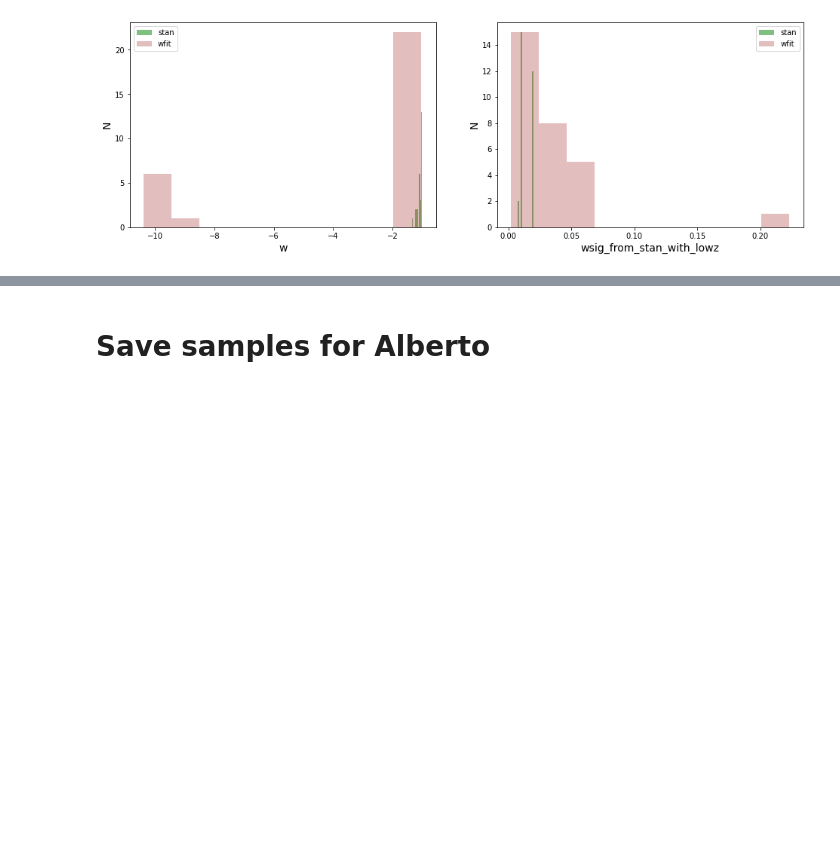
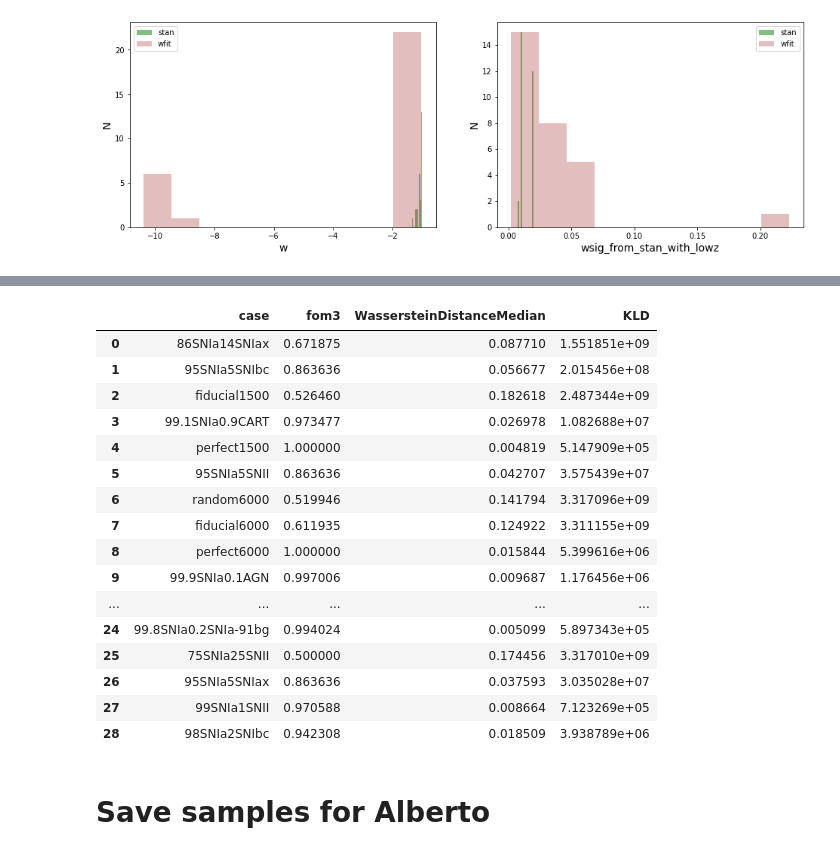
Before and after one commit to emilleishida/resspect_metric, a Jupyter notebook: posteriors/DDF/summary.ipynb, the cells around one changed output, grey strips where cells are left out. Cells and saved outputs as stored; diff of their text form; code cells hidden in the pictures; blank space fills up the shorter version.

```diff
--- a/posteriors/DDF/summary.ipynb
+++ b/posteriors/DDF/summary.ipynb
@@ -458,3 +469,23 @@ plt.show()
+# %%
+data_all[['case','fom3','WassersteinDistanceMedian', 'KLD']]
+# %% [output]
+|  | case | fom3 | WassersteinDistanceMedian | KLD |
+| 0 | 86SNIa14SNIax | 0.671875 | 0.087710 | 1.551851e+09 |
+| 1 | 95SNIa5SNIbc | 0.863636 | 0.056677 | 2.015456e+08 |
+| 2 | fiducial1500 | 0.526460 | 0.182618 | 2.487344e+09 |
+| 3 | 99.1SNIa0.9CART | 0.973477 | 0.026978 | 1.082688e+07 |
+| 4 | perfect1500 | 1.000000 | 0.004819 | 5.147909e+05 |
+| 5 | 95SNIa5SNII | 0.863636 | 0.042707 | 3.575439e+07 |
+| 6 | random6000 | 0.519946 | 0.141794 | 3.317096e+09 |
+| 7 | fiducial6000 | 0.611935 | 0.124922 | 3.311155e+09 |
+| 8 | perfect6000 | 1.000000 | 0.015844 | 5.399616e+06 |
+| 9 | 99.9SNIa0.1AGN | 0.997006 | 0.009687 | 1.176456e+06 |
+| ... | ... | ... | ... | ... |
+| 24 | 99.8SNIa0.2SNIa-91bg | 0.994024 | 0.005099 | 5.897343e+05 |
+| 25 | 75SNIa25SNII | 0.500000 | 0.174456 | 3.317010e+09 |
+| 26 | 95SNIa5SNIax | 0.863636 | 0.037593 | 3.035028e+07 |
+| 27 | 99SNIa1SNII | 0.970588 | 0.008664 | 7.123269e+05 |
+| 28 | 98SNIa2SNIbc | 0.942308 | 0.018509 | 3.938789e+06 |
 # %% [markdown]
 # Save samples for Alberto
 # %%
```
Also changed, not shown: parts of 2 cells of this notebook, 3 other files.
